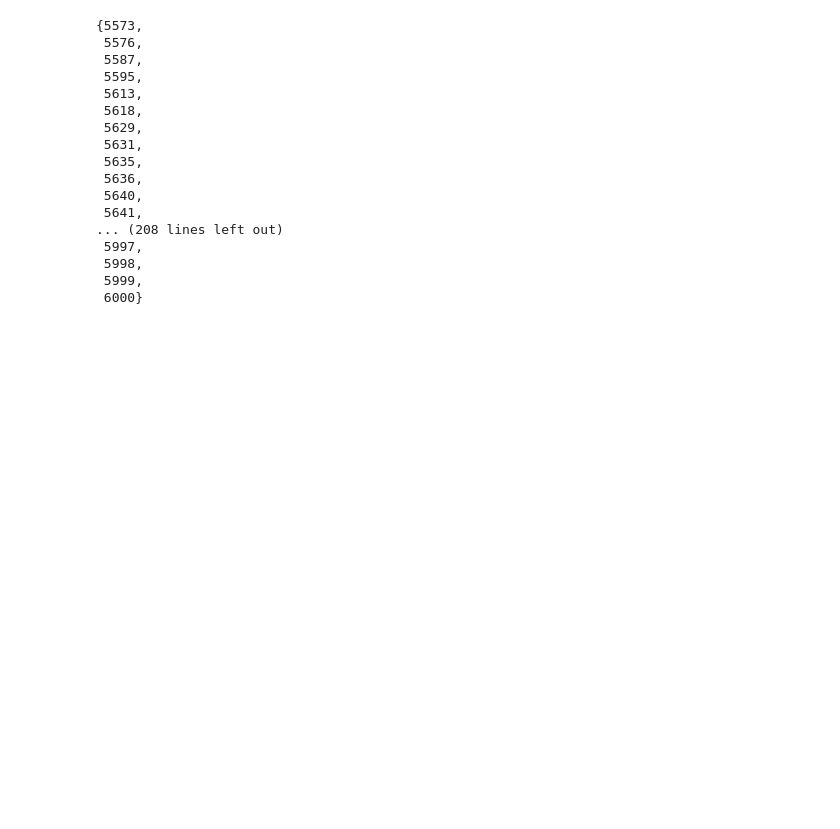
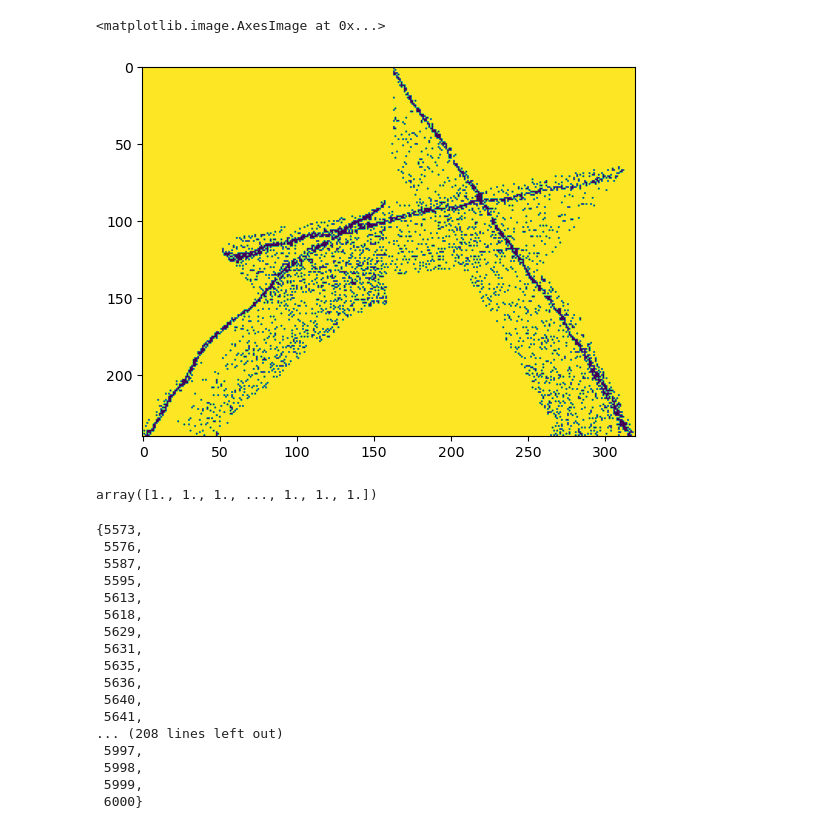
Before and after one commit to Dart-ilder/GoSlayer, a Jupyter notebook: pointclouds_postproc.ipynb, the cells around one changed output. Cells and saved outputs as stored; diff of their text form; code cells hidden in the pictures; blank space fills up the shorter version.

```diff
--- a/pointclouds_postproc.ipynb
+++ b/pointclouds_postproc.ipynb
@@ -85,3 +82,25 @@ Jupyter environment detected. Enabling Open3D WebVisualizer.
+# %%
+x = sampled_points[:, 0]
+y = sampled_points[:, 2]
+
+x = ((x - x.min())/(x.max() - x.min())) * 319
+x = x.astype(np.int16)
+
+y = ((y - y.min())/(y.max() - y.min())) * 239
+y = y.astype(np.int16)
+
+pic = np.ones((240, 320))
+
+pic[-y, x] = np.zeros(len(y))
+
+plt.imshow(pic)
+# %% [output]
+<matplotlib.image.AxesImage at 0x...>
+[figure, added]
+# %%
+pic[y,x]
+# %% [output]
+array([1., 1., 1., ..., 1., 1., 1.])
 # %%
 import os
 
```
Also changed, not shown: parts of 17 cells of this notebook.
